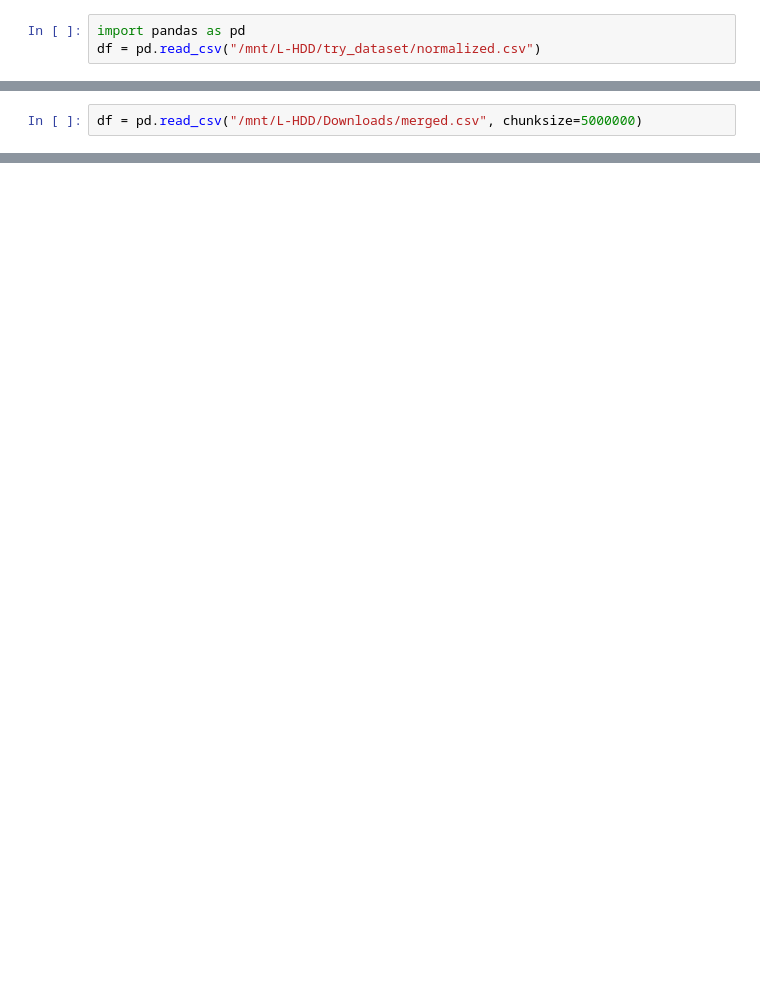
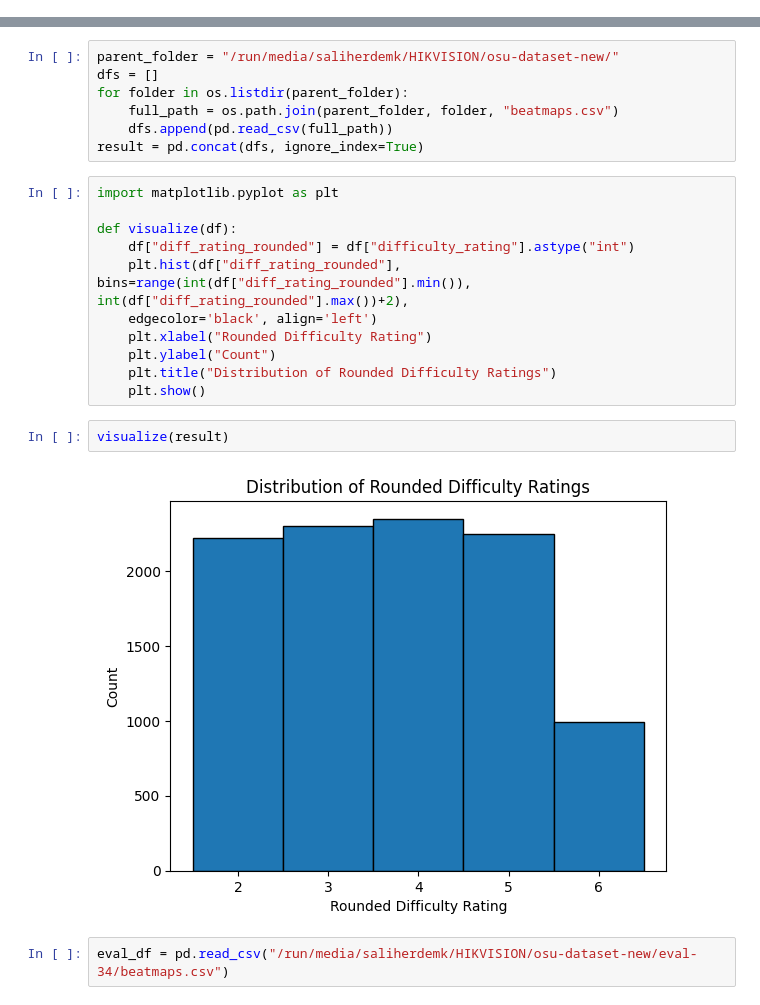
Before and after one commit to saliherdemk/osu-dataset-generator, a Jupyter notebook: notebooks/tackling.ipynb, the cells around one changed output, grey strips where cells are left out. Cells and saved outputs as stored; diff of their text form; blank space fills up the shorter version.

```diff
--- a/notebooks/tackling.ipynb
+++ b/notebooks/tackling.ipynb
@@ -284,3 +4,0 @@ Index(['id', 'time', 'type', 'x', 'y', 'hit_sound', 'repeat', 'length',
-# %%
-import pandas as pd
-df = pd.read_csv("/mnt/L-HDD/try_dataset/normalized.csv")
@@ -325,2 +4,0 @@ import pandas as pd
-# %%
-df = pd.read_csv("/mnt/L-HDD/Downloads/merged.csv", chunksize=5000000)
@@ -361,0 +5,24 @@ hit_obj_df[hit_obj_df["repeat"] > 50]
+# %%
+parent_folder = "/run/media/saliherdemk/HIKVISION/osu-dataset-new/"
+dfs = []
+for folder in os.listdir(parent_folder):
+    full_path = os.path.join(parent_folder, folder, "beatmaps.csv")
+    dfs.append(pd.read_csv(full_path))
+result = pd.concat(dfs, ignore_index=True)
+# %%
+import matplotlib.pyplot as plt
+
+def visualize(df):
+    df["diff_rating_rounded"] = df["difficulty_rating"].astype("int")
+    plt.hist(df["diff_rating_rounded"], bins=range(int(df["diff_rating_rounded"].min()), int(df["diff_rating_rounded"].max())+2),
+    edgecolor='black', align='left')
+    plt.xlabel("Rounded Difficulty Rating")
+    plt.ylabel("Count")
+    plt.title("Distribution of Rounded Difficulty Ratings")
+    plt.show()
+# %%
+visualize(result)
+# %% [output]
+[figure, added]
+# %%
+eval_df = pd.read_csv("/run/media/saliherdemk/HIKVISION/osu-dataset-new/eval-34/beatmaps.csv")
```
Also changed, not shown: parts of 34 cells of this notebook, 8 other files.
